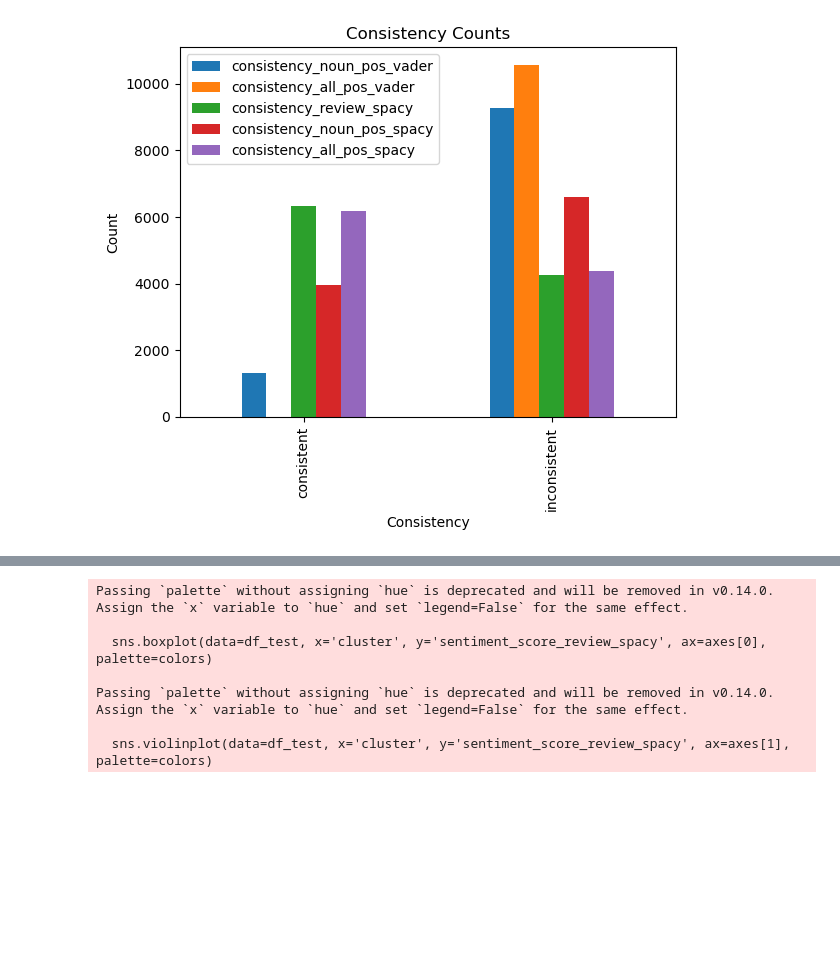
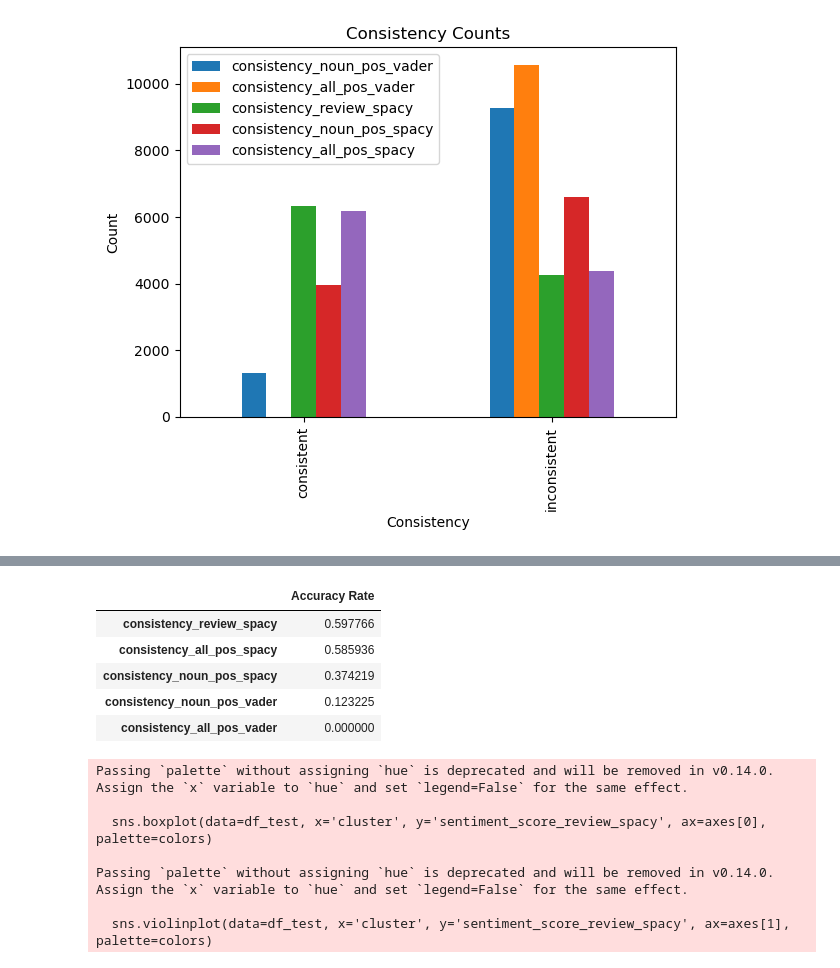
Before and after one commit to cw0033/Text-Analysis, a Jupyter notebook: Sentiment Per Review Group By Segment.ipynb, the cells around one changed output, grey strips where cells are left out. Drawn from its saved outputs; the diff is of its cells as text; code cells hidden in the pictures; blank space fills up the shorter version.

```diff
--- a/Sentiment Per Review Group By Segment.ipynb
+++ b/Sentiment Per Review Group By Segment.ipynb
@@ -168,3 +173,27 @@ plt.show()
+# %%
+# Calculate the accuracy rate
+accuracy_rates = {
+    'consistency_noun_pos_vader': df_test['consistency_noun_pos_vader'].value_counts().get('consistent', 0) / len(df_test),
+    'consistency_all_pos_vader': df_test['consistency_all_pos_vader'].value_counts().get('consistent', 0) / len(df_test),
+    'consistency_review_spacy': df_test['consistency_review_spacy'].value_counts().get('consistent', 0) / len(df_test),
+    'consistency_noun_pos_spacy': df_test['consistency_noun_pos_spacy'].value_counts().get('consistent', 0) / len(df_test),
+    'consistency_all_pos_spacy': df_test['consistency_all_pos_spacy'].value_counts().get('consistent', 0) / len(df_test)
+}
+
+# Create a dataframe from the accuracy rates
+accuracy_df = pd.DataFrame.from_dict(accuracy_rates, orient='index', columns=['Accuracy Rate'])
+
+# Sort the dataframe in descending order
+accuracy_df = accuracy_df.sort_values(by='Accuracy Rate', ascending=False)
+
+accuracy_df
+# %% [output]
+|  | Accuracy Rate |
+| consistency_review_spacy | 0.597766 |
+| consistency_all_pos_spacy | 0.585936 |
+| consistency_noun_pos_spacy | 0.374219 |
+| consistency_noun_pos_vader | 0.123225 |
+| consistency_all_pos_vader | 0.000000 |
 # %%
 import matplotlib.pyplot as plt
 import seaborn as sns
```
Also changed, not shown: parts of 1 cell of this notebook, 1 other file.
